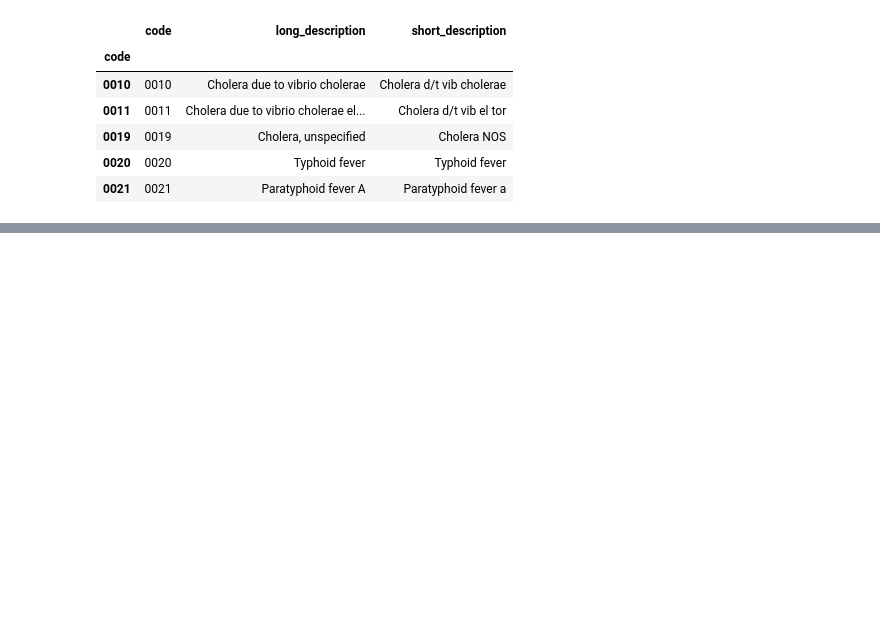
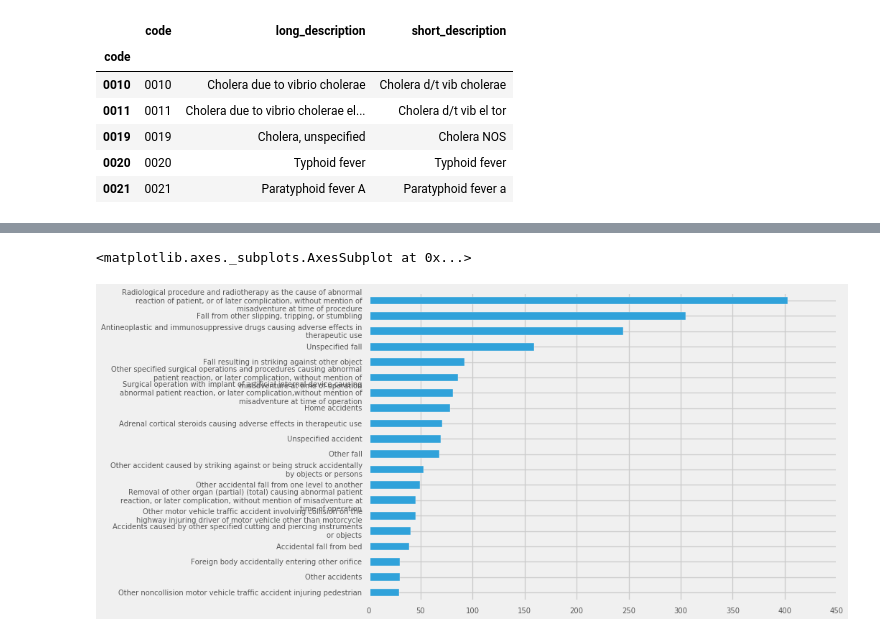
Before and after one commit to doolingdavid/IBA, a Jupyter notebook: costofcare_outsat_load.ipynb, the cells around one changed output, grey strips where cells are left out. Drawn from its saved outputs; the diff is of its cells as text; code cells hidden in the pictures; blank space fills up the shorter version.

```diff
--- a/costofcare_outsat_load.ipynb
+++ b/costofcare_outsat_load.ipynb
@@ -720,0 +778,3 @@ dhcontrol['edgnsd1_description'] = dhcontrol.edgnsd1.replace(icd9_dict)
+# %%
+control_wrapped = [textwrap.fill(i,
+width=70) for i in list(dhcontrol['edgnsd1_description'].value_counts()[:20].index)]
@@ -720,0 +804,25 @@ dhcontrol['edgnsd1_description'] = dhcontrol.edgnsd1.replace(icd9_dict)
+# %%
+control_crazy = pd.Series(dhcontrol['edgnsd1_description'].value_counts()[:20].values, index=control_wrapped)
+# %%
+control_crazy[::-1].plot(kind='barh',width=.5,
+                        fontsize=10)
+
+
+#tickpositions = (0,2,4,6,8,10,12,14,16,18,20,
+#                22,24,26,28,30,32,34,36,38)
+
+#plt.barh(tickpositions, control_crazy.values)
+#ticklabels = control_crazy.index
+
+#plt.yticks(tickpositions, ticklabels)
+
+#plt.yticks((0,1,2,3,4,5,6,7,8,9,10,
+#           11,12,13,14,15,16,17,18,19),
+#          tuple(control_crazy[::-1].index))
+
+#plt.tight_layout()
+#ax.xaxis.set_major_locator(control_crazy_yticks)
+#ax.xaxis.set_tick_params(pad=25)
+# %% [output]
+<matplotlib.axes._subplots.AxesSubplot at 0x...>
+[figure, added]
```
Also changed, not shown: parts of 8 cells of this notebook.
